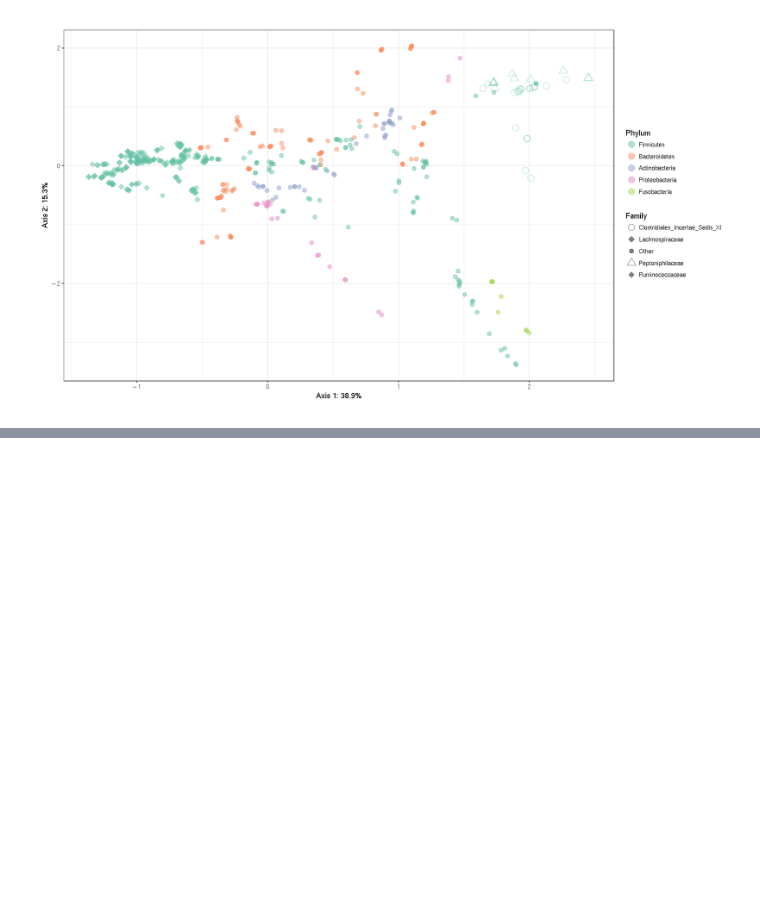
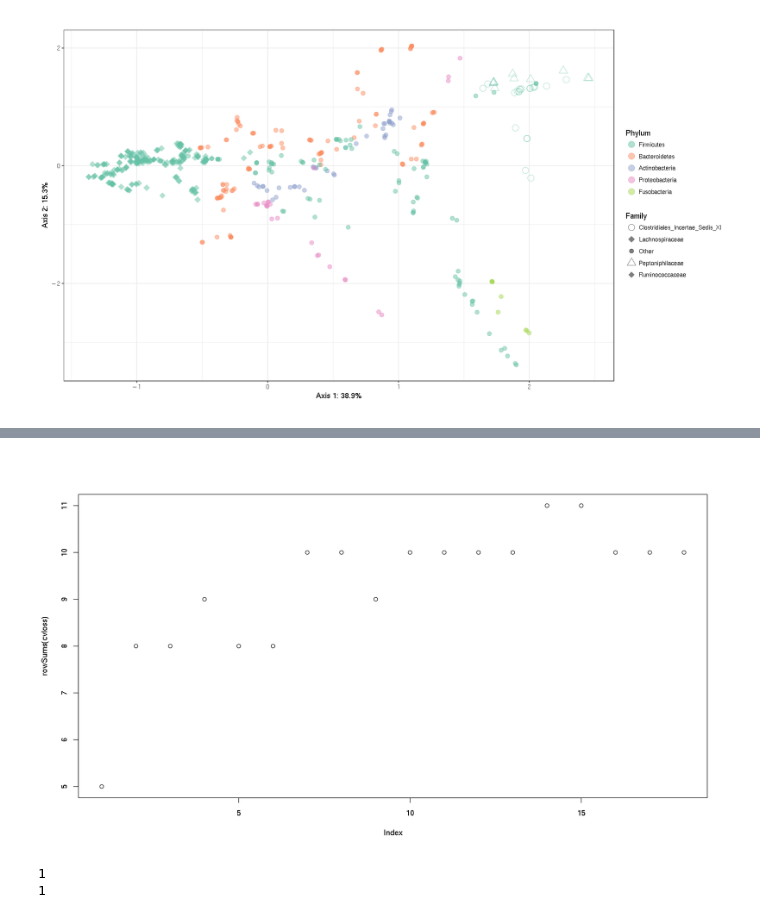
Before and after one commit to cramjaco/Nyvac_096_Microbiome, a Jupyter notebook: Mar2018_096.ipynb, the cells around one changed output, grey strips where cells are left out. Saved outputs shown, nothing was run; the diff lists cells and outputs as text; code cells hidden in the pictures; blank space fills up the shorter version.

Commit message:
initial treeDA analysis

```diff
--- a/Mar2018_096.ipynb
+++ b/Mar2018_096.ipynb
@@ -3215,0 +3174,8 @@ fig3c
+# %%
+subjects = unique(sample_data(psN1)$pub_id)
+X = as(log(1+otu_table(psN1)), 'matrix')
+# %%
+psN1 %>% otu_table %>% as('matrix') %>% {log(1+.)} -> X
+for(idx in 1:dim(X)[1]){
+       X[idx, ] = scale(X[idx, ], scale = FALSE)
+    }
@@ -3215,0 +3191,26 @@ fig3c
+# %%
+pvec = 1:18 # the loop crashes at 19, so I stop at 18
+cvloss = matrix(NA, nrow = length(pvec), ncol = length(subjects))
+colnames(cvloss) = rownames(X)
+rownames(cvloss) = pvec
+A = treeDA:::makeDescendantMatrix(phy_tree(psN1))
+# %%
+for(i in seq_along(pvec)){
+for(s in 1:dim(X)[1]) {
+        cat(sprintf("Training \t subject: %s \t p: %s\n", s, pvec[i]))
+
+        trainidx = which(1:dim(X)[1] !=s)
+        out.treeda = treeda(
+          factor(medcode_hl(sample_data(psN1)$IgG_gp41_Month_0))[trainidx],
+          X[trainidx,],
+          phy_tree(psN1),
+          p = pvec[i],
+          check.consist = FALSE,
+          scale = FALSE,
+          A = A
+        )
+
+        prediction = predict(out.treeda, X[])$classes[-trainidx]
+        cvloss[i,s] = sum(prediction != medcode_hl(sample_data(psN1)$IgG_gp41_Month_0)[-trainidx])
+    } # for s
+    } # for i
@@ -3215,0 +3255,10 @@ fig3c
+# %%
+# five wrong guesses when only one parameter is used, more with more parameters
+plot(rowSums(cvloss))
+# %% [output]
+[figure, added]
+# %%
+which.min(rowSums(cvloss))
+# %% [output]
+1
+1
```
Also changed, not shown: parts of 42 cells of this notebook, 21 other files.
